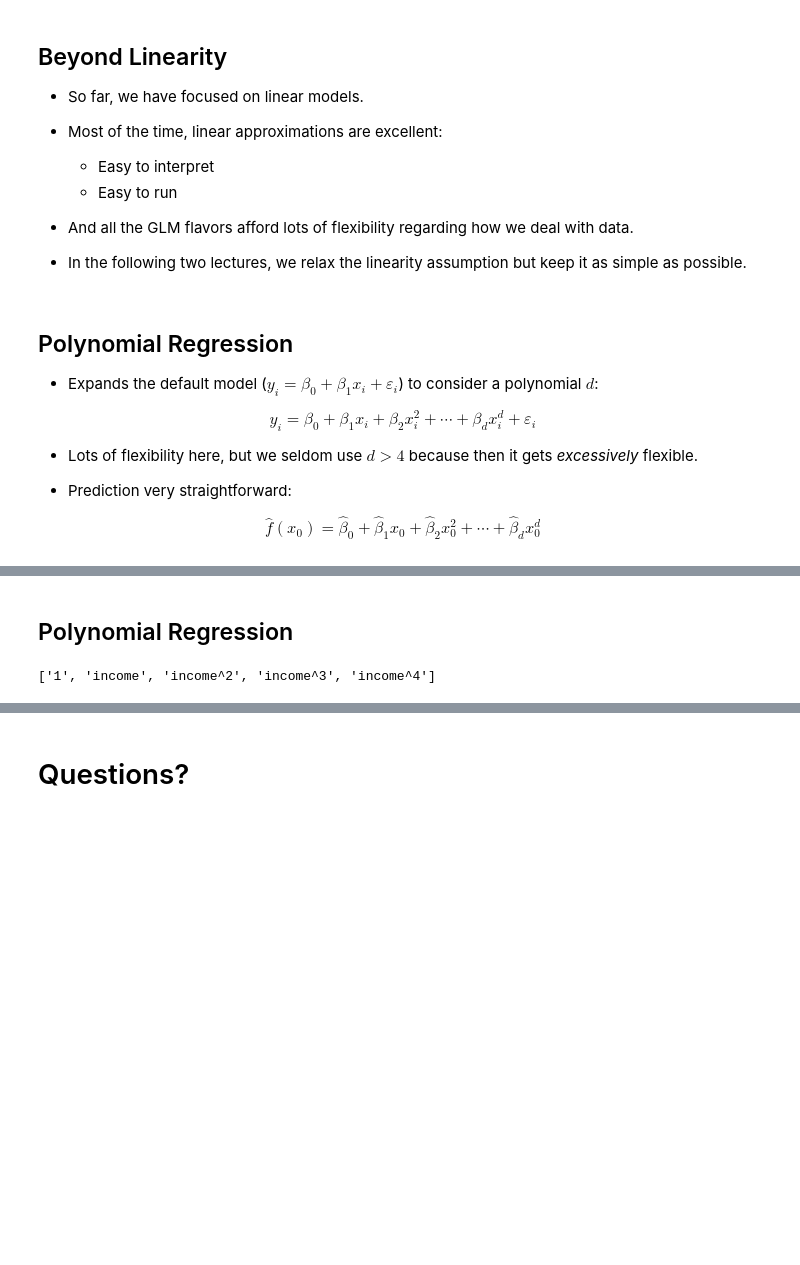
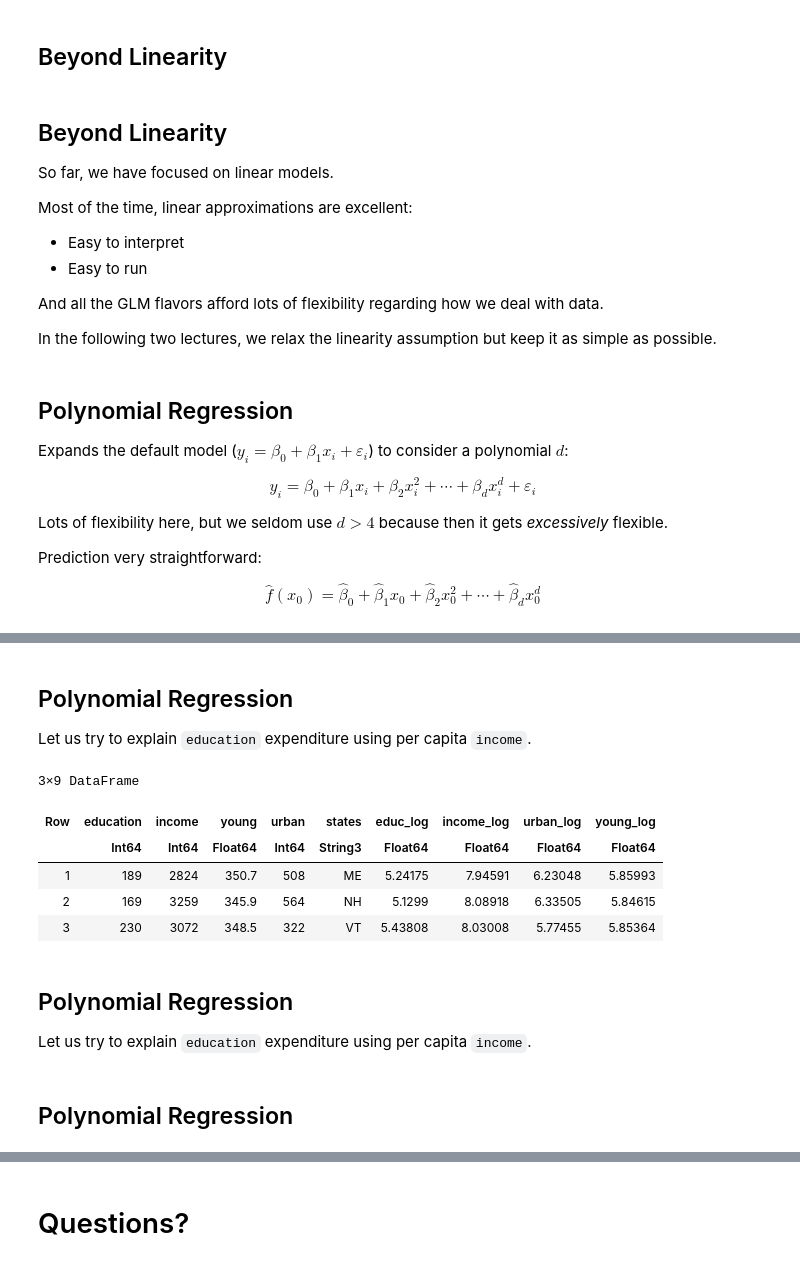
Before and after one commit to umbertomig/POLI175julia, a Jupyter notebook: lectures/jupyternb/lecture12.ipynb, the cells around one changed output, grey strips where cells are left out. Cells and saved outputs as stored; diff of their text form; code cells hidden in the pictures; blank space fills up the shorter version.

Commit message:
lecture 12

```diff
--- a/lectures/jupyternb/lecture12.ipynb
+++ b/lectures/jupyternb/lecture12.ipynb
@@ -63,0 +86,32 @@ X.head()
+# %%
+## Education Expenditure Dataset
+educ.income_log_square = educ.income_log .^ 2
+educ.urban_log_square = educ.urban_log .^ 2
+educ.young_log_square = educ.young_log .^ 2
+educ.income_log_cube = educ.income_log .^ 3
+educ.urban_log_cube = educ.urban_log .^ 3
+educ.young_log_cube = educ.young_log .^ 3
+educ.income_log_4th = educ.income_log .^ 4
+educ.urban_log_4th = educ.urban_log .^ 4
+educ.young_log_4th = educ.young_log .^ 4
+
+educ_y, educ_X = unpack(
+    educ[:, Not(:states)],
+    ==(:educ_log);
+    :educ_log => Continuous,
+    :income_log => Continuous,
+    :urban_log => Continuous,
+    :young_log => Continuous,
+    :income_log_square => Continuous,
+    :urban_log_square => Continuous,
+    :young_log_square => Continuous,
+    :income_log_cube => Continuous,
+    :urban_log_cube => Continuous,
+    :young_log_cube => Continuous,
+    :income_log_4th => Continuous,
+    :urban_log_4th => Continuous,
+    :young_log_4th => Continuous,
+);
+
+# Checking
+first(educ_X, 3)
@@ -64,28 +522,48 @@ X.head()
+# %% [markdown]
+## Beyond Linearity
 # %% [markdown]
 ## Beyond Linearity
 
-- So far, we have focused on linear models.
+So far, we have focused on linear models.
 
-- Most of the time, linear approximations are excellent:
-    + Easy to interpret
-    + Easy to run
+Most of the time, linear approximations are excellent:
+- Easy to interpret
+- Easy to run
 
-- And all the GLM flavors afford lots of flexibility regarding how we deal with data.
+And all the GLM flavors afford lots of flexibility regarding how we deal with data.
 
-- In the following two lectures, we relax the linearity assumption but keep it as simple as possible.
+In the following two lectures, we relax the linearity assumption but keep it as simple as possible.
 # %% [markdown]
 ## Polynomial Regression
 
-- Expands the default model ($y_i = \beta_0 + \beta_1x_i + \varepsilon_i$) to consider a polynomial $d$:
+Expands the default model ($y_i = \beta_0 + \beta_1x_i + \varepsilon_i$) to consider a polynomial $d$:
 
 $$ y_i = \beta_0 + \beta_1x_i + \beta_2x_i^2 +\cdots + \beta_dx_i^d + \varepsilon_i $$
 
-- Lots of flexibility here, but we seldom use $d>4$ because then it gets *excessively* flexible.
+Lots of flexibility here, but we seldom use $d>4$ because then it gets *excessively* flexible.
 
-- Prediction very straightforward:
+Prediction very straightforward:
 
 $$ \hat{f}(x_0) = \hat{\beta}_0 + \hat{\beta}_1x_0 + \hat{\beta}_2x_0^2 +\cdots + \hat{\beta}_dx_0^d $$
 # %% [markdown]
 ## Polynomial Regression
 
 ![img](https://github.com/umbertomig/POLI175julia/blob/c9b0555e3e97778495bee72746aee43ddf3226d7/img/polyreg1.png?raw=true)
+# %% [markdown]
+## Polynomial Regression
+
+Let us try to explain `education` expenditure using per capita `income`.
+# %%
+# Checking
+first(educ, 3)
+# %% [output]
+3×9 DataFrame
+| Row | education | income | young | urban | states | educ_log | income_log | urban_log | young_log |
+|  | Int64 | Int64 | Float64 | Int64 | String3 | Float64 | Float64 | Float64 | Float64 |
+| 1 | 189 | 2824 | 350.7 | 508 | ME | 5.24175 | 7.94591 | 6.23048 | 5.85993 |
+| 2 | 169 | 3259 | 345.9 | 564 | NH | 5.1299 | 8.08918 | 6.33505 | 5.84615 |
+| 3 | 230 | 3072 | 348.5 | 322 | VT | 5.43808 | 8.03008 | 5.77455 | 5.85364 |
+# %% [markdown]
+## Polynomial Regression
+
+Let us try to explain `education` expenditure using per capita `income`.
@@ -92,10 +589,2 @@ $$ \hat{f}(x_0) = \hat{\beta}_0 + \hat{\beta}_1x_0 + \hat{\beta}_2x_0^2 +\cdots
 # %% [markdown]
 ## Polynomial Regression
-# %%
-## Create the polynomials (with interaction terms!)
-poly = PolynomialFeatures(degree = 4)
-X = educ.reset_index()['income'].to_frame()
-X = poly.fit_transform(X)
-print(list(poly.get_feature_names_out(['income'])))
-# %% [output]
-['1', 'income', 'income^2', 'income^3', 'income^4']
```
Also changed, not shown: parts of 108 cells of this notebook.
